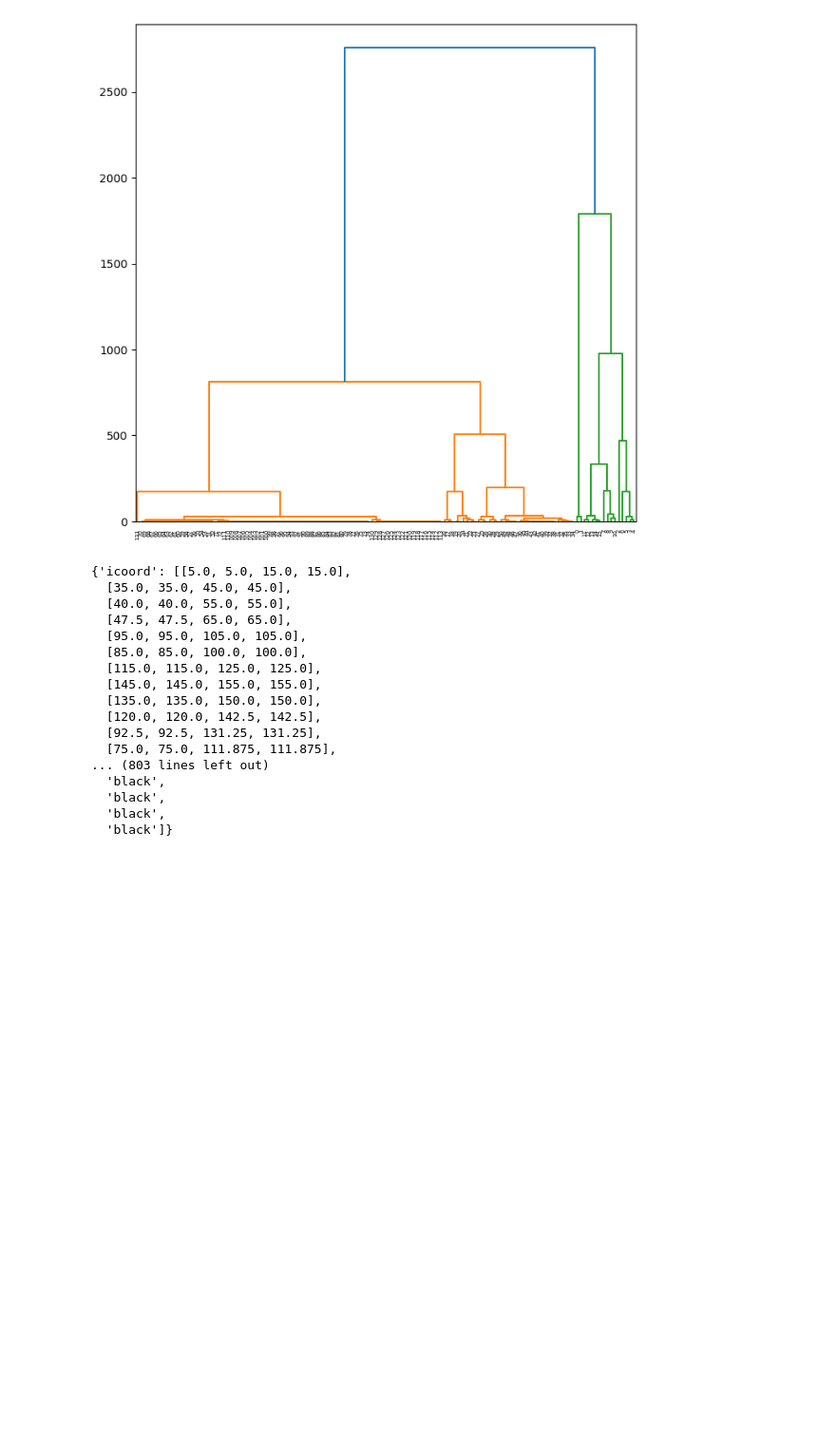
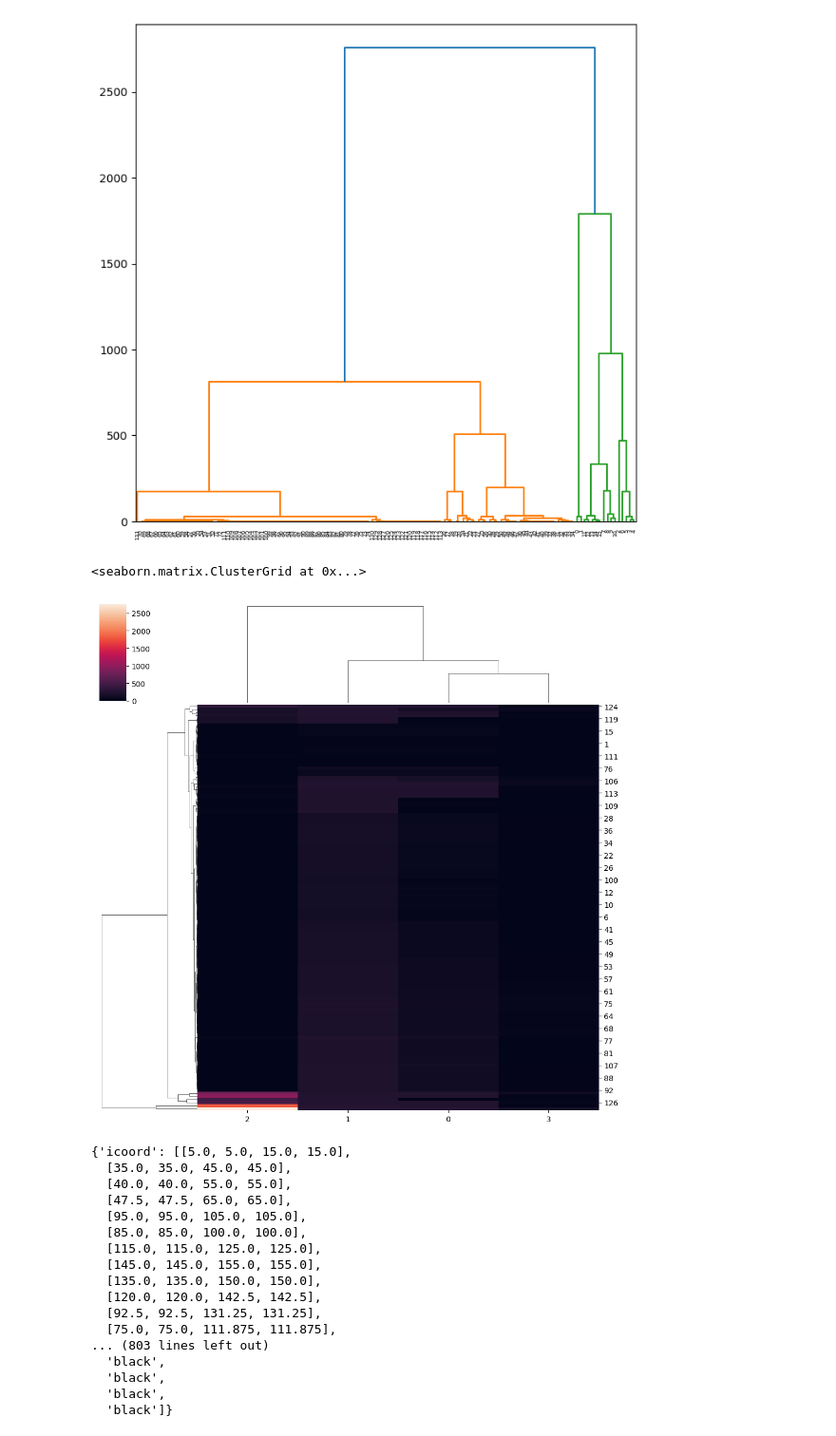
Before and after one commit to jmudong/Disease_Clustering, a Jupyter notebook: clustering.ipynb, the cells around one changed output. Shown at 95% size. Drawn from its saved outputs; the diff is of its cells as text; code cells hidden in the pictures; blank space fills up the shorter version.

Commit message:
cluster heatmap

```diff
--- a/clustering.ipynb
+++ b/clustering.ipynb
@@ -256,6 +259,11 @@ dendrogram(linkage_comp,
            ax = ax);
 # %% [output]
 [figure]
+# %%
+sns.clustermap(linkage_comp)
+# %% [output]
+<seaborn.matrix.ClusterGrid at 0x...>
+[figure, added]
 # %%
 # Dendrogram for single linkage
 linkage_sing = compute_linkage(hc_sing)
```
Also changed, not shown: parts of 2 cells of this notebook.
